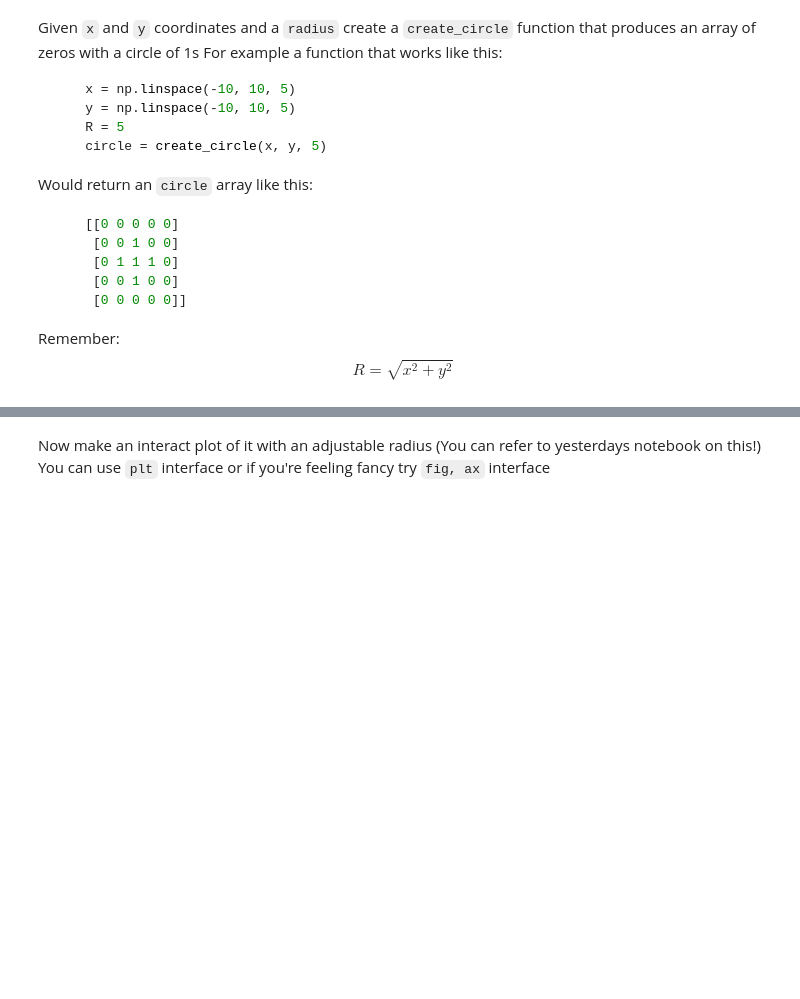
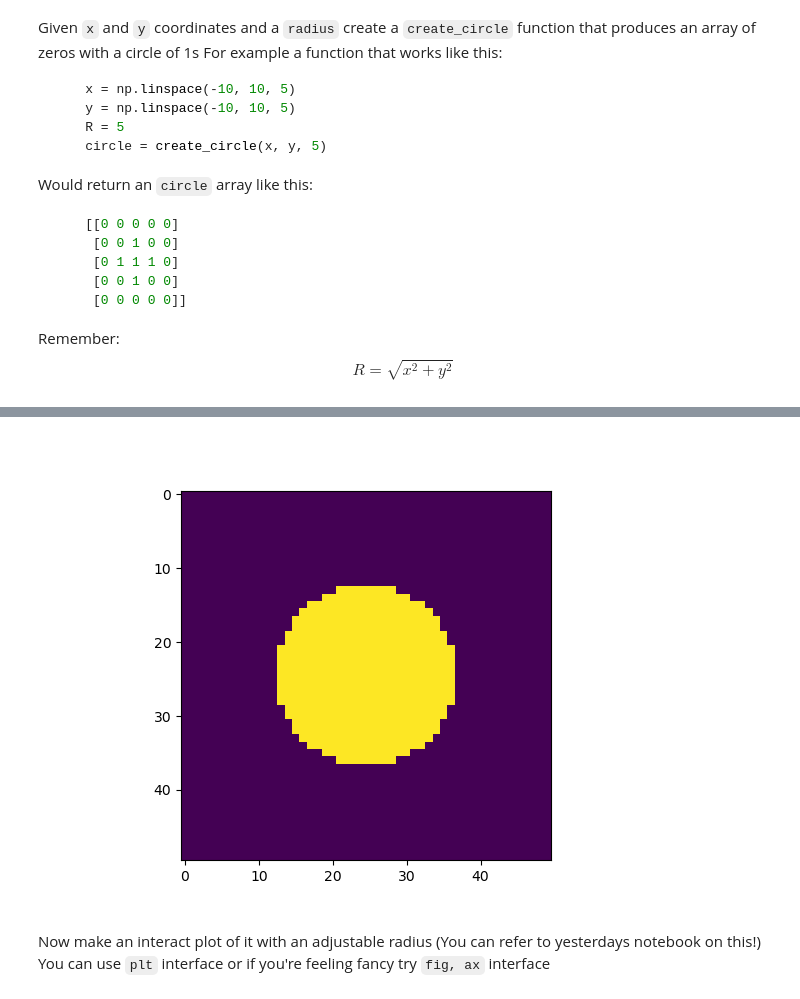
Before and after one commit to ahmed-f-alrefaie/UCLPythonCourse, a Jupyter notebook: content/notebooks/day2/Numpy.ipynb, the cells around one changed output, grey strips where cells are left out. Drawn from its saved outputs; the diff is of its cells as text; code cells hidden in the pictures; blank space fills up the shorter version.

```diff
--- a/content/notebooks/day2/Numpy.ipynb
+++ b/content/notebooks/day2/Numpy.ipynb
@@ -333,4 +519,9 @@ R = \sqrt{x^2 + y^2}
 $$
 # %%
 def create_circle(x, y, radius):
-    pass
+
+    X, Y = np.meshgrid(x,y)
+    bool_mask = np.sqrt(X**2 + Y**2) < radius
+    circle = np.zeros_like(X)
+    circle[bool_mask] = 1
+    return circle
@@ -337,6 +545,6 @@ def create_circle(x, y, radius):
 # %%
-x = np.linspace(-10, 10, 5)
-y = np.linspace(-10, 10, 5)
+x = np.linspace(-10, 10, 50)
+y = np.linspace(-10, 10, 50)
 R = 5
 circle = create_circle(x, y, 5)
 
@@ -344,3 +560,9 @@ print(circle)
+# %%
+plt.figure()
+plt.imshow(circle)
+plt.show()
+# %% [output]
+[figure, added]
 # %% [markdown]
 Now make an interact plot of it with an adjustable radius (You can refer to yesterdays notebook on this!)
 You can use `plt` interface or if you're feeling fancy try `fig, ax` interface
```
Also changed, not shown: parts of 107 cells of this notebook, 1 other file.
